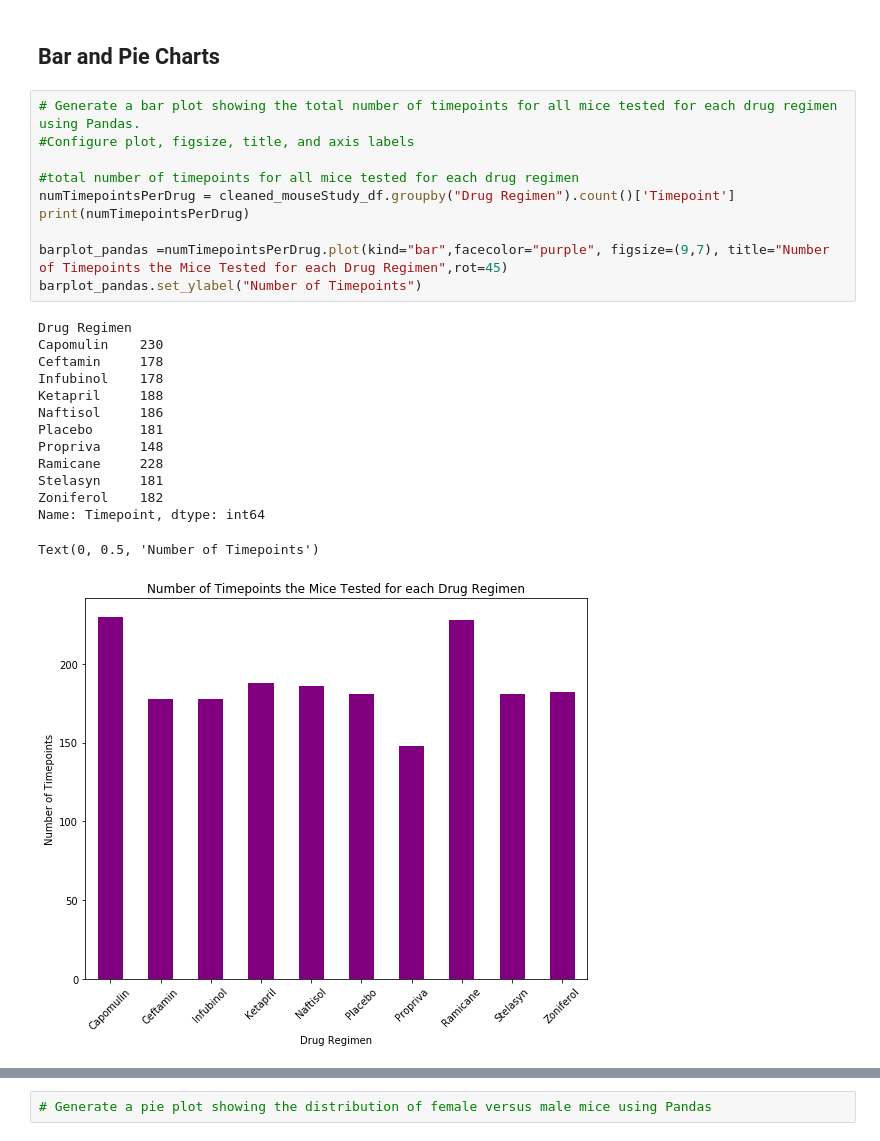
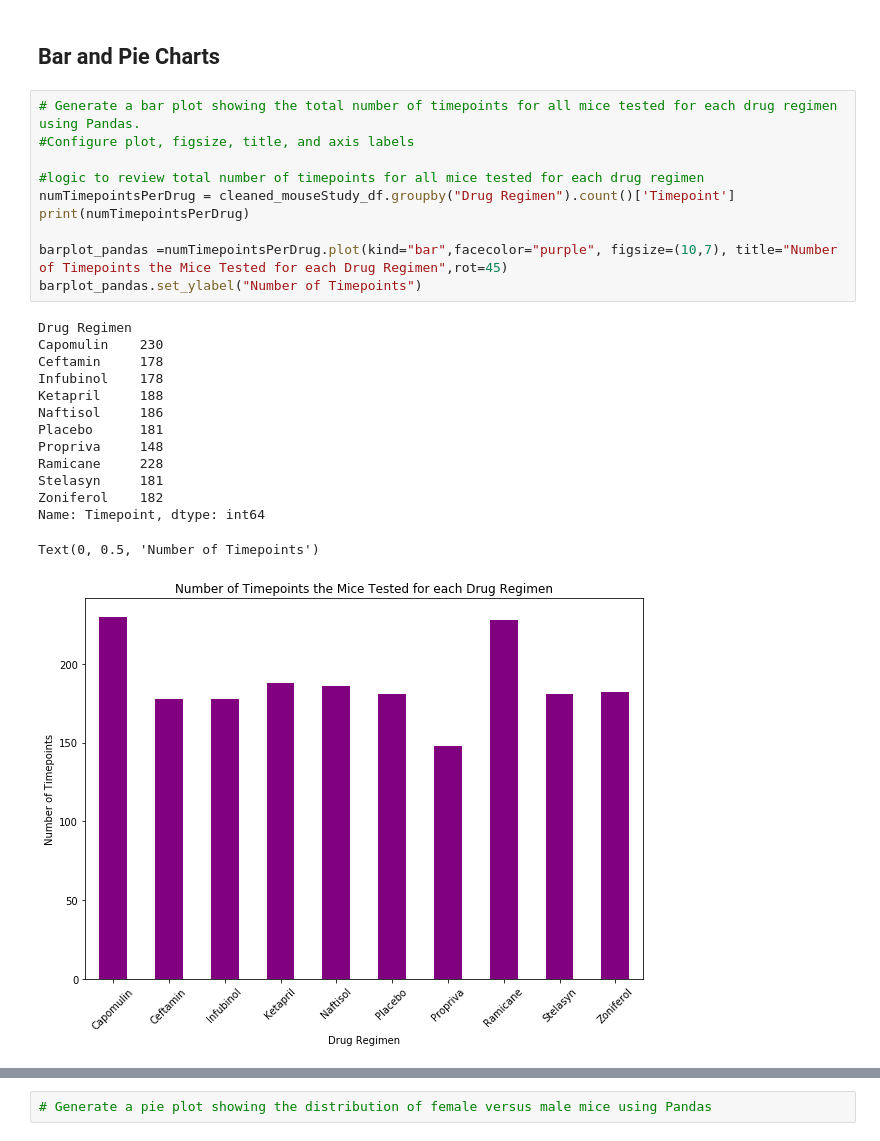
Before and after one commit to crebello711/Matplotlib-The-Power-of-Plots, a Jupyter notebook: pymaceuticals_starter.ipynb, the cells around one changed output, grey strips where cells are left out. Cells and saved outputs as stored; diff of their text form.

```diff
--- a/pymaceuticals_starter.ipynb
+++ b/pymaceuticals_starter.ipynb
@@ -199,25 +199,25 @@ aggSummary_df
 # %%
 # Generate a bar plot showing the total number of timepoints for all mice tested for each drug regimen using Pandas.
 #Configure plot, figsize, title, and axis labels
 
-#total number of timepoints for all mice tested for each drug regimen
+#logic to review total number of timepoints for all mice tested for each drug regimen
 numTimepointsPerDrug = cleaned_mouseStudy_df.groupby("Drug Regimen").count()['Timepoint']
 print(numTimepointsPerDrug)
 
-barplot_pandas =numTimepointsPerDrug.plot(kind="bar",facecolor="purple", figsize=(9,7), title="Number of Timepoints the Mice Tested for each Drug Regimen",rot=45)
+barplot_pandas =numTimepointsPerDrug.plot(kind="bar",facecolor="purple", figsize=(10,7), title="Number of Timepoints the Mice Tested for each Drug Regimen",rot=45)
 barplot_pandas.set_ylabel("Number of Timepoints")
 # %% [output]
 Drug Regimen
 Capomulin    230
 Ceftamin     178
 Infubinol    178
 Ketapril     188
 Naftisol     186
 Placebo      181
 Propriva     148
 Ramicane     228
 Stelasyn     181
 Zoniferol    182
 Name: Timepoint, dtype: int64
 Text(0, 0.5, 'Number of Timepoints')
-[figure, old version]
+[figure, new version]
```
Also changed, not shown: parts of 2 cells of this notebook.
